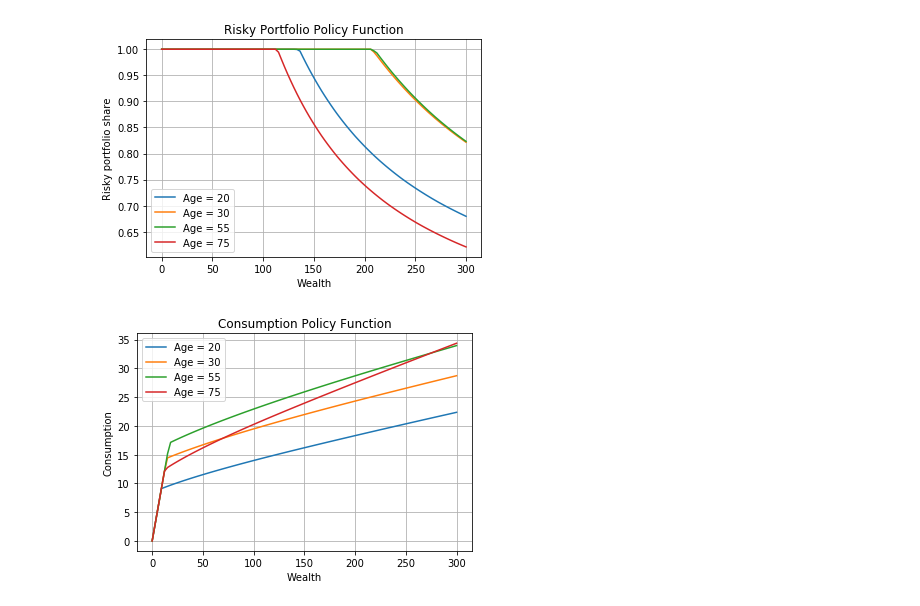
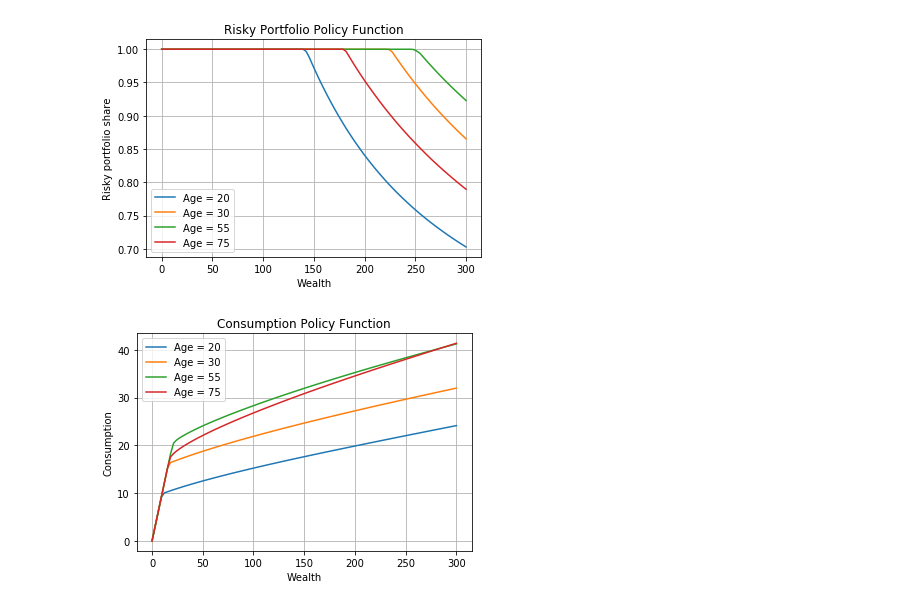
Before and after one commit to HsinYiHung/HARK_HY, a Jupyter notebook: CGMPortfolio/Code/Python/duplicate_CGMPortfolio_by_examples.ipynb, the cells around one changed output. Cells and saved outputs as stored; diff of their text form; code cells hidden in the pictures.

Commit message:
Fix the portfolio rule from Chris Caroll's example

```diff
--- a/CGMPortfolio/Code/Python/duplicate_CGMPortfolio_by_examples.ipynb
+++ b/CGMPortfolio/Code/Python/duplicate_CGMPortfolio_by_examples.ipynb
@@ -175,7 +286,10 @@ age_plot_params = [20, 30, 55, 75]
 # %%
+### This cell trys to do the CGMPortfolio by normalization
+
 import os
-agent = PortfolioConsumerType(**dict_portfolio)
-agent.solve()
+
+dict_portfolio['PermGroFac'] = [1.01]*80
+
 # They assume its a polinomial of age. Here are the coefficients
 a=-2.170042+2.700381
 b1=0.16818
@@ -204,65 +318,68 @@ det_income = np.concatenate((det_work_inc, det_ret_inc))
 
 # ln Gamma_t+1 = ln f_t+1 - ln f_t
 gr_fac = np.exp(np.diff(np.log(det_income)))
+gr_fac = np.append(gr_fac, [1])
+# Now we have growth factors for T_end-1 periods.
 
-# Now we have growth factors for T_end-1 periods.
+
+agent = PortfolioConsumerType(**dict_portfolio)
+agent.solve()
 
 # Finally define the normalization factor used by CGM, for plots.
 # ### IMPORTANT ###
 # We adjust this normalization factor for what we believe is a typo in the
 # original article. See the REMARK jupyter notebook for details.
-norm_factor = det_income * np.exp(0)
+norm_factor = det_income/ gr_fac * np.exp(0)
 
 # Create a grid of market resources for the plots
 
 mMin = 0    # Minimum ratio of assets to income to plot
 mMax = 300 # Maximum ratio of assets to income to plot
 mPts = 100 # Number of points to plot
 
 eevalgrid = np.linspace(0,mMax,mPts) # range of values of assets for the plot
 
 plt.figure()
 # In the last period of life you consume everything
 # so portfolio choice is irrelevant
 
 # Ages
 ages = [20, 30, 55, 75]
 age_born = time_params['Age_born']
 for a in ages:
     plt.plot(eevalgrid,
              agent.solution[a-age_born].ShareFuncAdj(eevalgrid/norm_factor[a-age_born]),
              label = 'Age = %i' %(a))
 plt.xlabel('Wealth')
 plt.ylabel('Risky portfolio share')
 plt.title('Risky Portfolio Policy Function')
 plt.legend()
 plt.grid()
 
 if not in_ipynb():
     plt.show(block=False)
     plt.pause(1)
 else:
     plt.show(block=True)
+
+# Plot consumption function
+plt.figure()
+ages = age_plot_params
+for a in ages:
+    plt.plot(eevalgrid,
+             agent.solution[a-age_born].cFuncAdj(eevalgrid/norm_factor[a-age_born])*norm_factor[a-age_born],
+             label = 'Age = %i' %(a))
+plt.xlabel('Wealth')
+plt.ylabel('Consumption')
+plt.title('Consumption Policy Function')
+plt.legend()
+plt.grid()
+
+if not in_ipynb():
+    plt.show(block=False)
+    plt.pause(1)
+else:
+    plt.show(block=True)
 # %% [output]
-[figure, old version]
+[figure, new version]
+[figure, added]
-# %%
-# Plot consumption function
-plt.figure()
-ages = age_plot_params
-for a in ages:
-    plt.plot(eevalgrid,
-             agent.solution[a-age_born].cFuncAdj(eevalgrid/norm_factor[a-age_born])*norm_factor[a-age_born],
-             label = 'Age = %i' %(a))
-plt.xlabel('Wealth')
-plt.ylabel('Consumption')
-plt.title('Consumption Policy Function')
-plt.legend()
-plt.grid()
-
-if not in_ipynb():
-    plt.show(block=False)
-    plt.pause(1)
-else:
-    plt.show(block=True)
-# %% [output]
-[figure, removed]
```
Also changed, not shown: parts of 2 cells of this notebook, 1 other file.
